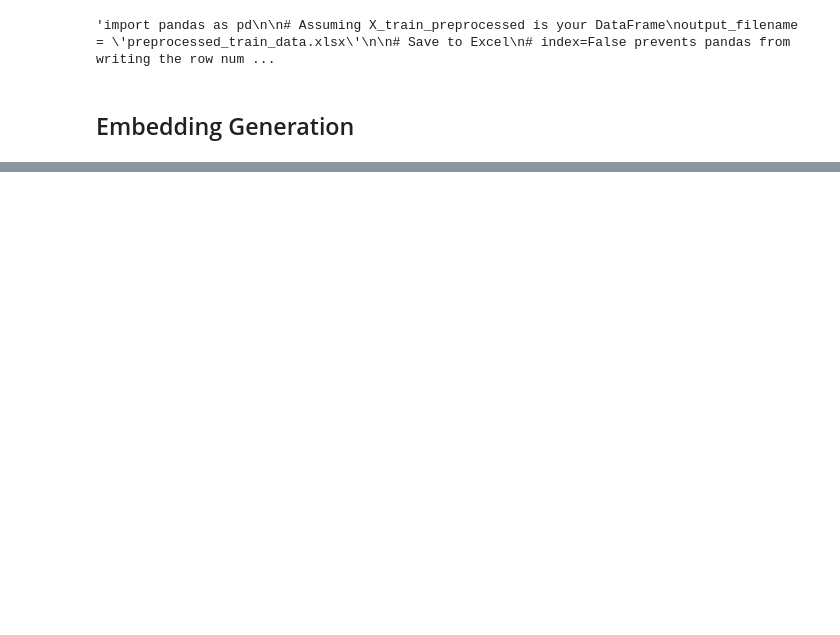
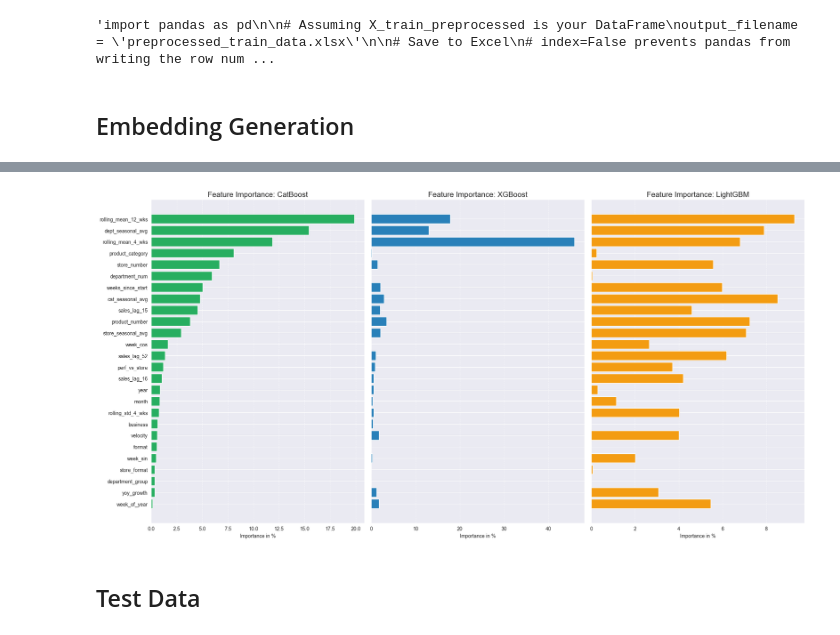
Before and after one commit to luisgrewe/StockSalesPrediction, a Jupyter notebook: salesprediction.ipynb, the cells around one changed output, grey strips where cells are left out. Drawn from its saved outputs; the diff is of its cells as text; code cells hidden in the pictures; blank space fills up the shorter version.

```diff
--- a/salesprediction.ipynb
+++ b/salesprediction.ipynb
@@ -293,0 +412,39 @@ Training until validation scores don't improve for 50 rounds
+# %%
+feature_names = X_train_xgb.columns
+
+cat_importances = cat_model.get_feature_importance()
+xgb_importances = xgb_model.feature_importances_
+lgb_importances = lgb_model.feature_importances_
+
+importance_df = pd.DataFrame({
+    'Feature': feature_names,
+    'CatBoost': cat_importances,
+    'XGBoost': xgb_importances,
+    'LightGBM': lgb_importances
+})
+
+for col in ['CatBoost', 'XGBoost', 'LightGBM']:
+    importance_df[col] = (importance_df[col] / importance_df[col].sum()) * 100
+
+importance_df['Average'] = importance_df[['CatBoost', 'XGBoost', 'LightGBM']].mean(axis=1)
+importance_df = importance_df.sort_values(by='Average', ascending=True)
+
+fig, axes = plt.subplots(1, 3, figsize=(20, 10), sharey=True)
+
+models = ['CatBoost', 'XGBoost', 'LightGBM']
+colors = ['#27ae60', '#2980b9', '#f39c12']
+
+for i, model in enumerate(models):
+    df_sorted = importance_df.sort_values(by=model, ascending=True)
+
+    axes[i].barh(df_sorted['Feature'], df_sorted[model], color=colors[i])
+    axes[i].set_title(f'Feature Importance: {model}', fontsize=15)
+    axes[i].set_xlabel('Importance in %')
+    axes[i].grid(axis='x', linestyle='--', alpha=0.7)
+
+plt.tight_layout()
+plt.show()
+# %% [output]
+[figure, added]
+# %% [markdown]
+## Test Data
```
Also changed, not shown: parts of 14 cells of this notebook, 18 other files.
